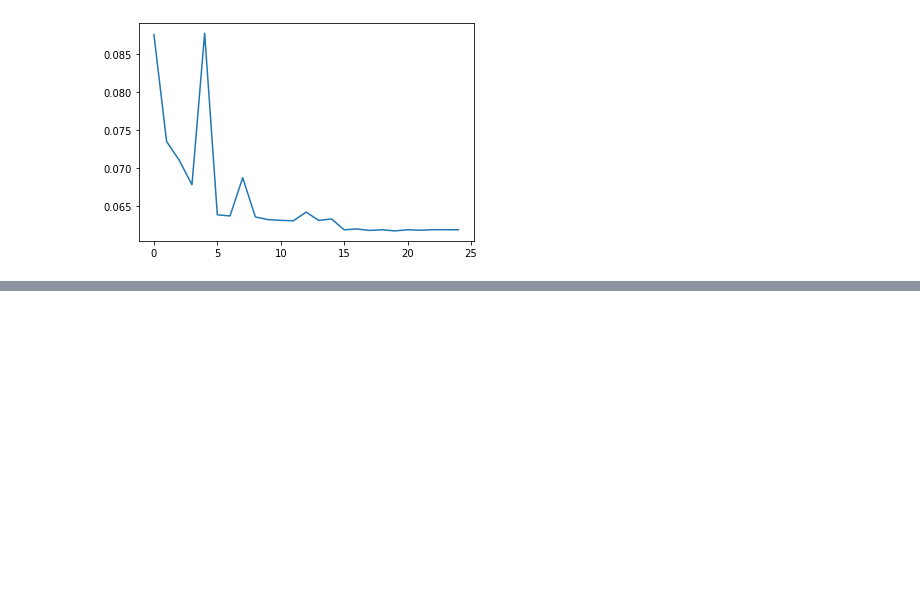
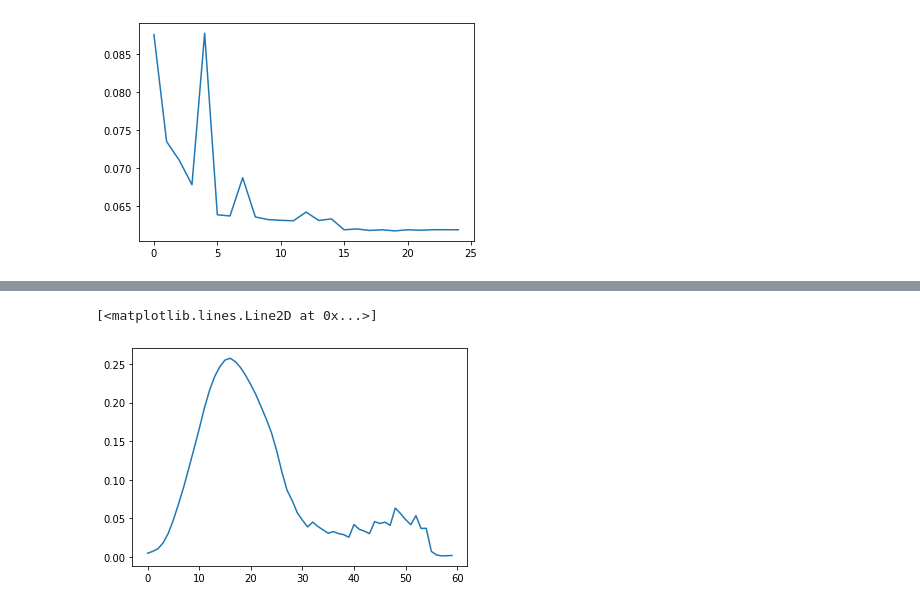
Before and after one commit to nosound2/RSNA-Hemorrhage, a Jupyter notebook: notebooks/Training.ipynb, the cells around one changed output, grey strips where cells are left out. Drawn from its saved outputs; the diff is of its cells as text; code cells hidden in the pictures; blank space fills up the shorter version.

```diff
--- a/notebooks/Training.ipynb
+++ b/notebooks/Training.ipynb
@@ -346,0 +248,8 @@ plt.plot(predictions.mean(0)[:,0])
+# %%
+dd = train_md.loc[train_md.fold==1].copy()
+dd['res'] = val_results[:,0]
+
+plt.plot(dd[['res','pos_idx']].groupby('pos_idx').mean().values)
+# %% [output]
+[<matplotlib.lines.Line2D at 0x...>]
+[figure, added]
```
Also changed, not shown: parts of 8 cells of this notebook, 2 other files.
